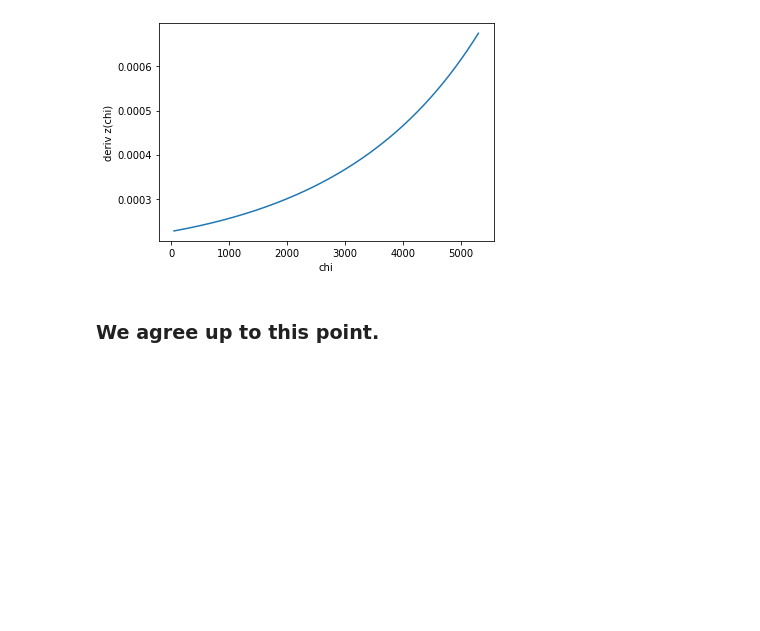
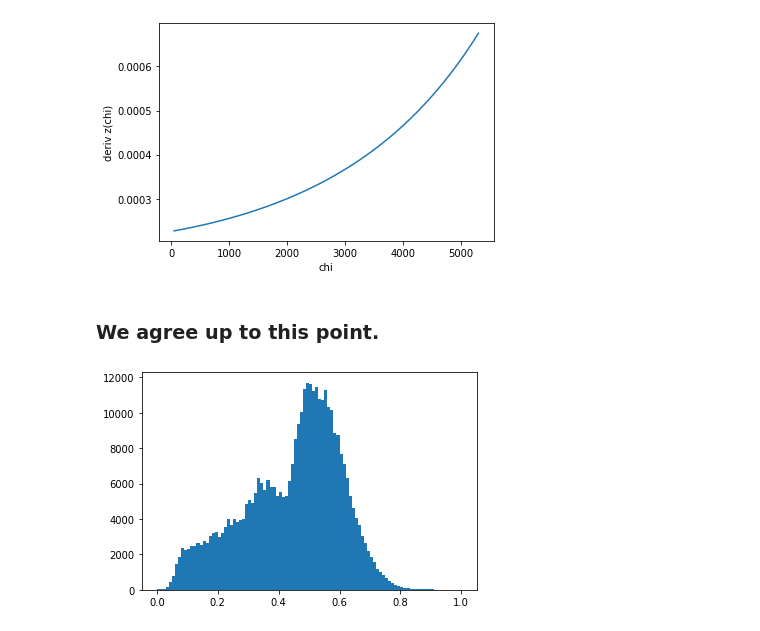
Before and after one commit to MTabbutt/Cosmology, a Jupyter notebook: SNe CrossCorrelations/Ross_notebook_gg_theory_boss_test.ipynb, the cells around one changed output. Cells and saved outputs as stored; diff of their text form; code cells hidden in the pictures; blank space fills up the shorter version.

Commit message:
up to weighted integral equals 1 we agree

```diff
--- a/SNe CrossCorrelations/Ross_notebook_gg_theory_boss_test.ipynb
+++ b/SNe CrossCorrelations/Ross_notebook_gg_theory_boss_test.ipynb
@@ -83,3 +84,22 @@ plt.show()
 [figure]
 # %% [markdown]
 ### We agree up to this point.
+# %%
+CMASSLOWZTOT_South_Tbl = Table.read('/Users/megantabbutt/CosmologyDataProducts/'
+                                    + 'galaxy_DR12v5_CMASSLOWZTOT_South.fits', format='fits')
+del CMASSLOWZTOT_South_Tbl['FRACPSF', 'EXPFLUX', 'DEVFLUX', 'PSFFLUX', 'MODELFLUX', 'FIBER2FLUX', 'R_DEV', 'EXTINCTION',
+                           'PSF_FWHM', 'SKYFLUX', 'IMAGE_DEPTH', 'TILE', 'RERUN', 'CAMCOL', 'FIELD', 'ID', 'ICHUNK', 'RUN',
+                          'IPOLY', 'AIRMASS', 'EB_MINUS_V', 'IMATCH', 'WEIGHT_FKP', 'WEIGHT_CP', 'WEIGHT_NOZ', 'WEIGHT_STAR',
+                          'WEIGHT_SEEING', 'WEIGHT_SYSTOT', 'COMP', 'PLATE', 'FIBERID', 'MJD', 'FINALN', 'SPECTILE', 'ICOLLIDED',
+                          'INGROUP', 'MULTGROUP', 'ISECT']
+CMASSLOWZTOT_South_DF = CMASSLOWZTOT_South_Tbl.to_pandas()
+#CMASSLOWZTOT_South_DF.head(3)
+
+zs1=np.arange(101)*0.01+0.
+zs=np.arange(100)*0.01+0.005
+b=plt.hist(CMASSLOWZTOT_South_DF['Z'],bins=zs1)
+pz=b[0]
+pz=pz*100/np.sum(b[0])
+plt.show()
+# %% [output]
+[figure, added]
```
Also changed, not shown: parts of 5 cells of this notebook, 1 other file.
